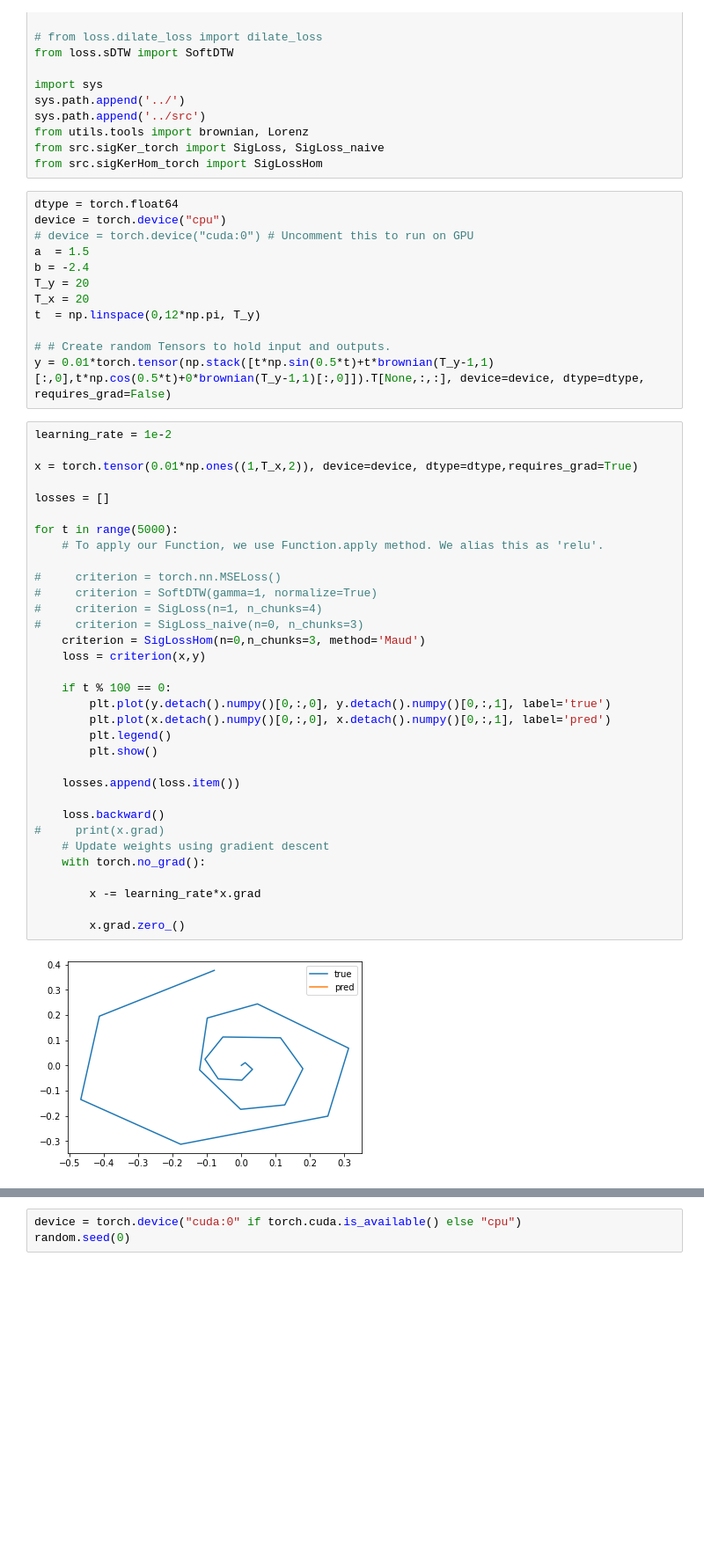
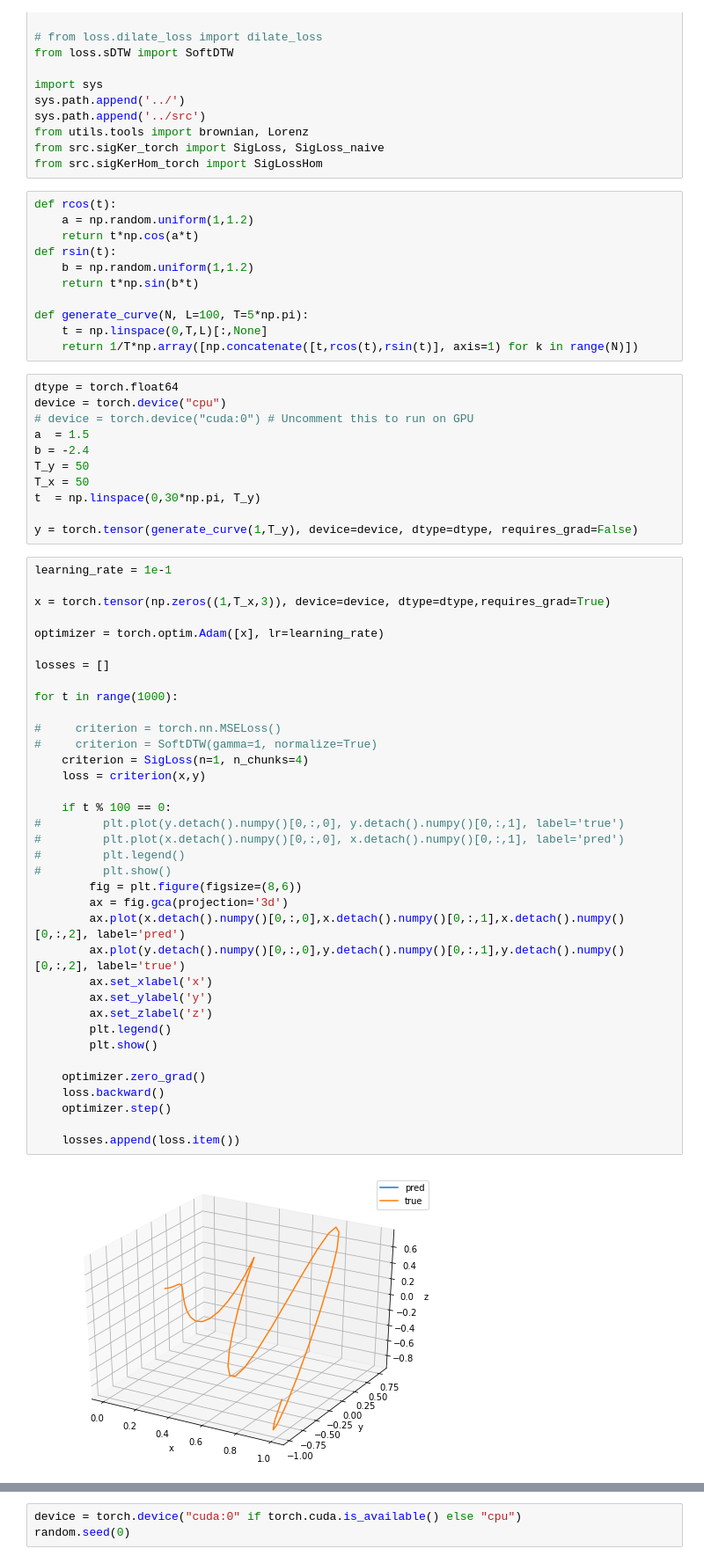
Before and after one commit to crispitagorico/sigkernel, a Jupyter notebook: Dilate_loss/time series prediction.ipynb, the cells around one changed output, grey strips where cells are left out. Shown at 88% size. Cells and saved outputs as stored; diff of their text form; blank space fills up the shorter version.

```diff
--- a/Dilate_loss/time series prediction.ipynb
+++ b/Dilate_loss/time series prediction.ipynb
@@ -21,50 +21,63 @@ sys.path.append('../src')
 from utils.tools import brownian, Lorenz
 from src.sigKer_torch import SigLoss, SigLoss_naive
 from src.sigKerHom_torch import SigLossHom
+# %%
+def rcos(t):
+    a = np.random.uniform(1,1.2)
+    return t*np.cos(a*t)
+def rsin(t):
+    b = np.random.uniform(1,1.2)
+    return t*np.sin(b*t)
+
+def generate_curve(N, L=100, T=5*np.pi):
+    t = np.linspace(0,T,L)[:,None]
+    return 1/T*np.array([np.concatenate([t,rcos(t),rsin(t)], axis=1) for k in range(N)])
 # %%
 dtype = torch.float64
 device = torch.device("cpu")
 # device = torch.device("cuda:0") # Uncomment this to run on GPU
 a  = 1.5
 b = -2.4
-T_y = 20
-T_x = 20
-t  = np.linspace(0,12*np.pi, T_y)
+T_y = 50
+T_x = 50
+t  = np.linspace(0,30*np.pi, T_y)
 
-# # Create random Tensors to hold input and outputs.
-y = 0.01*torch.tensor(np.stack([t*np.sin(0.5*t)+t*brownian(T_y-1,1)[:,0],t*np.cos(0.5*t)+0*brownian(T_y-1,1)[:,0]]).T[None,:,:], device=device, dtype=dtype, requires_grad=False)
+y = torch.tensor(generate_curve(1,T_y), device=device, dtype=dtype, requires_grad=False)
 # %%
-learning_rate = 1e-2
+learning_rate = 1e-1
 
-x = torch.tensor(0.01*np.ones((1,T_x,2)), device=device, dtype=dtype,requires_grad=True)
+x = torch.tensor(np.zeros((1,T_x,3)), device=device, dtype=dtype,requires_grad=True)
+
+optimizer = torch.optim.Adam([x], lr=learning_rate)
 
 losses = []
 
-for t in range(5000):
-    # To apply our Function, we use Function.apply method. We alias this as 'relu'.
+for t in range(1000):
 
 #     criterion = torch.nn.MSELoss()
 #     criterion = SoftDTW(gamma=1, normalize=True)
-#     criterion = SigLoss(n=1, n_chunks=4)
-#     criterion = SigLoss_naive(n=0, n_chunks=3)
-    criterion = SigLossHom(n=0,n_chunks=3, method='Maud')
+    criterion = SigLoss(n=1, n_chunks=4)
     loss = criterion(x,y)
 
     if t % 100 == 0:
-        plt.plot(y.detach().numpy()[0,:,0], y.detach().numpy()[0,:,1], label='true')
-        plt.plot(x.detach().numpy()[0,:,0], x.detach().numpy()[0,:,1], label='pred')
+#         plt.plot(y.detach().numpy()[0,:,0], y.detach().numpy()[0,:,1], label='true')
+#         plt.plot(x.detach().numpy()[0,:,0], x.detach().numpy()[0,:,1], label='pred')
+#         plt.legend()
+#         plt.show()
+        fig = plt.figure(figsize=(8,6))
+        ax = fig.gca(projection='3d')
+        ax.plot(x.detach().numpy()[0,:,0],x.detach().numpy()[0,:,1],x.detach().numpy()[0,:,2], label='pred')
+        ax.plot(y.detach().numpy()[0,:,0],y.detach().numpy()[0,:,1],y.detach().numpy()[0,:,2], label='true')
+        ax.set_xlabel('x')
+        ax.set_ylabel('y')
+        ax.set_zlabel('z')
         plt.legend()
         plt.show()
 
+    optimizer.zero_grad()
+    loss.backward()
+    optimizer.step()
+
     losses.append(loss.item())
-
-    loss.backward()
-#     print(x.grad)
-    # Update weights using gradient descent
-    with torch.no_grad():
-
-        x -= learning_rate*x.grad
-
-        x.grad.zero_()
 # %% [output]
-[figure, old version]
+[figure, new version]
```
Also changed, not shown: parts of 10 cells of this notebook, 6 other files.
